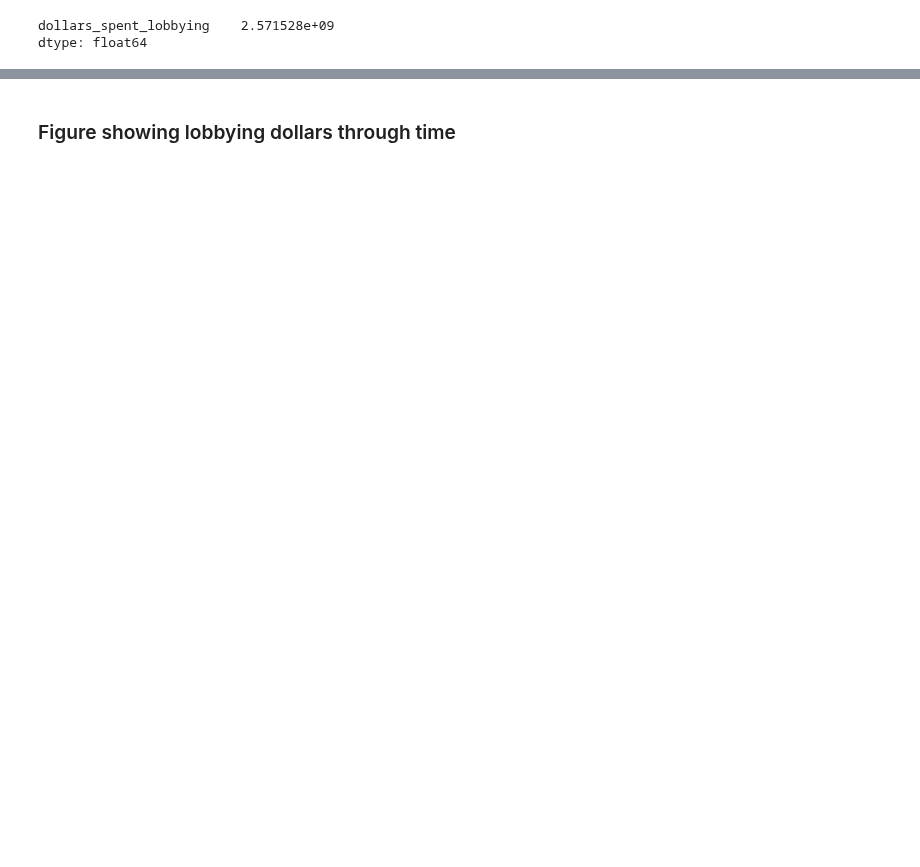
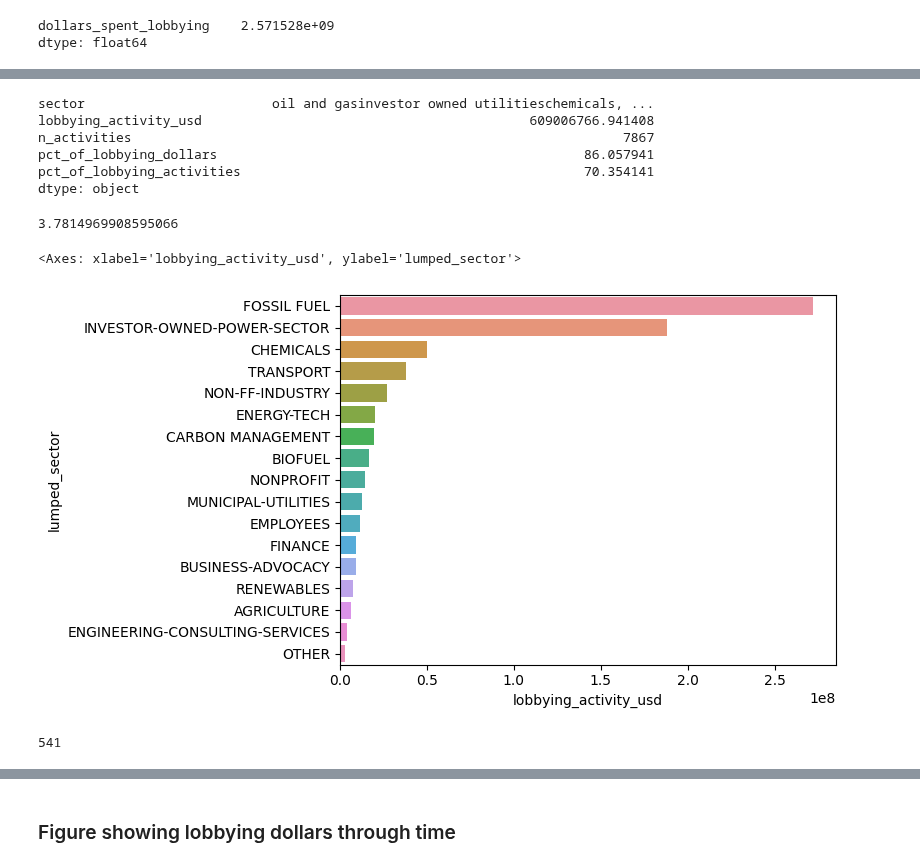
Before and after one commit to lindseygulden/leg-up, a Jupyter notebook: projects/lobbying/lobbying.ipynb, the cells around one changed output, grey strips where cells are left out. Drawn from its saved outputs; the diff is of its cells as text; code cells hidden in the pictures; blank space fills up the shorter version.

```diff
--- a/projects/lobbying/lobbying.ipynb
+++ b/projects/lobbying/lobbying.ipynb
@@ -946,7 +990,54 @@ cleaned_df[["very_lumped_sector", "lobbying_activity_usd"]].loc[
+# %%
+ff_adjacent = [
+    "oil and gas",
+    "investor owned utilities",
+    "chemicals, refining, and plastics",
+    "coal",
+    "energy technology",
+    "ccs",
+    "independent power producers",
+    "air transit",
+    "railway",
+    "pipelines",
+    "municipal and cooperative utilities",
+    "business advocacy",
+    "fuel cell",
+    "land transit",
+    "oilfield services",
+    "carbon",
+    "clean hydrogen",
+]
+sector_totals_df.loc[sector_totals_df.sector.isin(ff_adjacent)].sum()
+# %% [output]
+sector                        oil and gasinvestor owned utilitieschemicals, ...
+lobbying_activity_usd                                          609006766.941408
+n_activities                                                               7867
+pct_of_lobbying_dollars                                               86.057941
+pct_of_lobbying_activities                                            70.354141
+dtype: object
+# %%
+lumped_sector_totals_df.loc[
+    lumped_sector_totals_df.lumped_sector == "NON-FF-INDUSTRY",
+    "pct_of_lobbying_dollars",
+].sum()
+# %% [output]
+3.7814969908595066
+# %%
+lumped_sector_totals_df = (
+    cleaned_df[["lumped_sector", "lobbying_activity_usd"]]
+    .loc[cleaned_df.very_likely_ccs == 1]
+    .groupby(["lumped_sector"])
+    .sum()
+    .sort_values(by="lobbying_activity_usd", ascending=False)
+).reset_index()
+sns.barplot(data=lumped_sector_totals_df, y="lumped_sector", x="lobbying_activity_usd")
+# %% [output]
+<Axes: xlabel='lobbying_activity_usd', ylabel='lumped_sector'>
+[figure, added]
 # %%
-cleaned_df[["client_rename", "lobbying_activity_usd"]].loc[
-    cleaned_df.very_likely_ccs == 1
-].client_rename.nunique()
+cleaned_df.loc[cleaned_df.very_likely_ccs == 1].client_rename.nunique()
+# %% [output]
+541
 # %%
 cleaned_df[
     [
```
Also changed, not shown: parts of 48 cells of this notebook, 3 other files.
